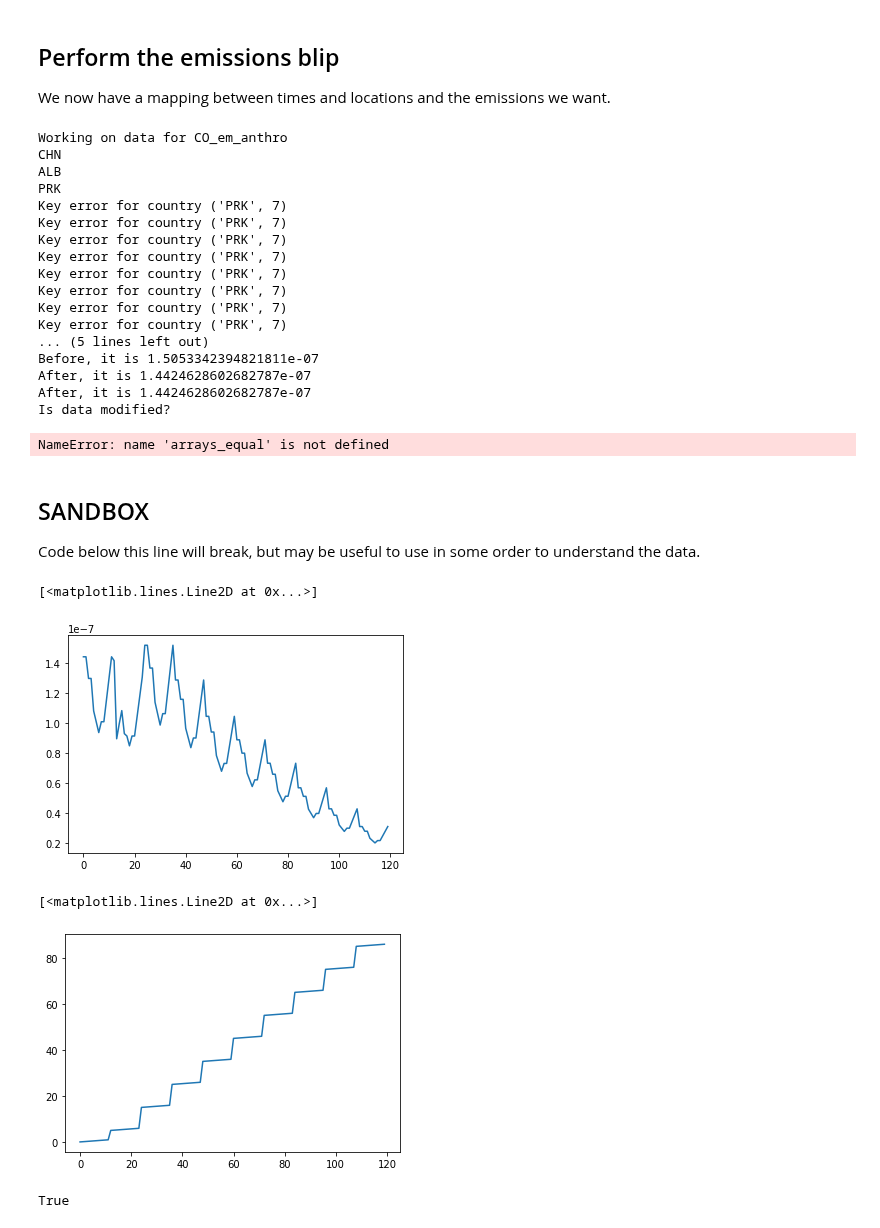
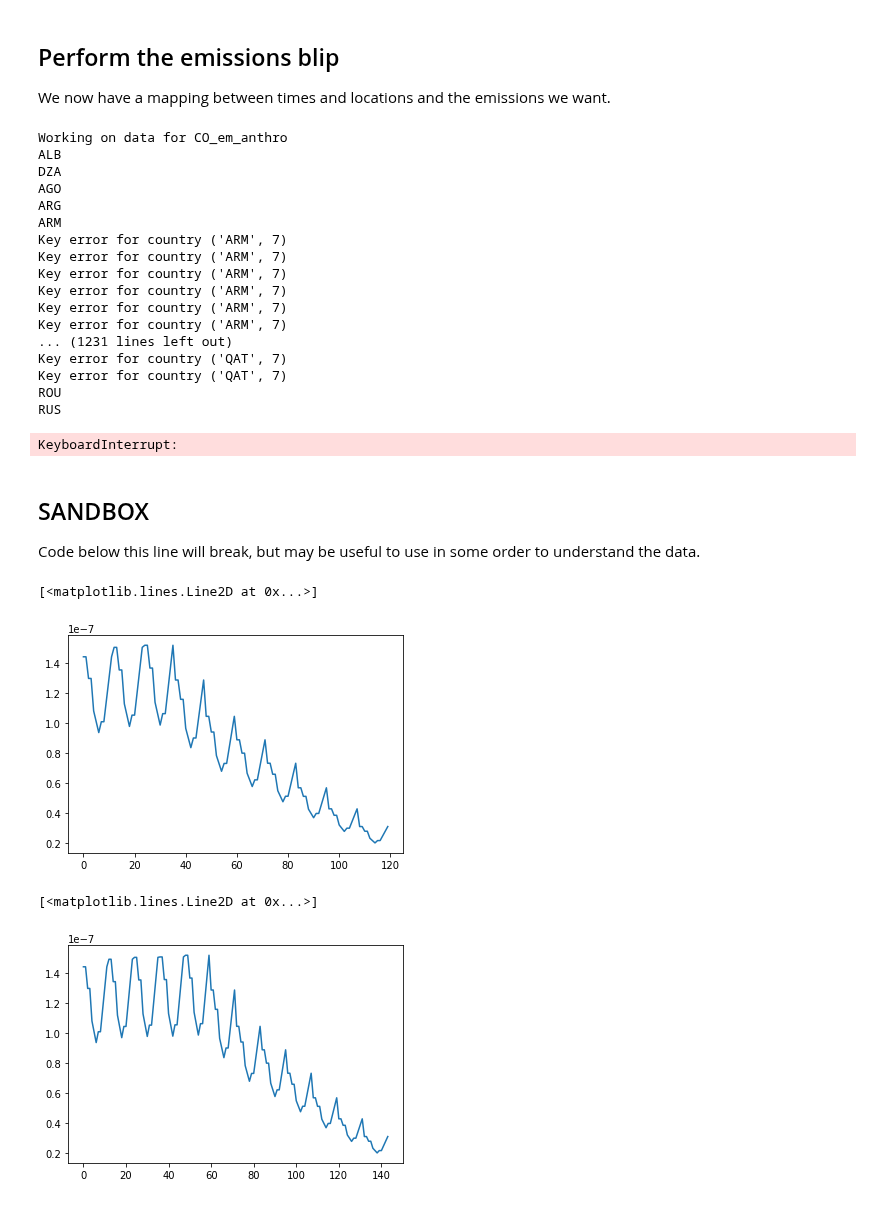
Before and after one commit to Rlamboll/modify_COVID19_netCDF_Emissions, a Jupyter notebook: calculations/COVID19EmissionsCalcAerosols.ipynb, the cells around one changed output. Cells and saved outputs as stored; diff of their text form; code cells hidden in the pictures.

```diff
--- a/calculations/COVID19EmissionsCalcAerosols.ipynb
+++ b/calculations/COVID19EmissionsCalcAerosols.ipynb
@@ -234,6 +232,11 @@ for fileind in range(len(files_to_blip)):
     data = copy_netcdf_file(file, input_folder, output_folder, scenario_string)
     output = data.variables[key_variables[fileind]][:, :, :, :]
     print("Working on data for {}".format(key_variables[fileind]))
+    # Insert interpolated points in 2019 and 2022 (not leap years). Added days are for leap years in between.
+    for i in range(1,13):
+        insert_interpolated_point(data, 4 * 365 + 1 + data.variables["time"][(i - 1)], 12, i)
+    for i in range(1,13):
+        insert_interpolated_point(data, 7 * 365 + 2 + data.variables["time"][(i - 1)], 12, i)
     for country in all_valid_countries:
         print(country)
         for time in blip_factors_av.columns:
@@ -246,27 +249,26 @@ for fileind in range(len(files_to_blip)):
                             output[timeind, sector, lati, longi] *= mult_fact
                 except KeyError as e:
                     print("Key error for country {}".format(e))
-                    break
     data.variables[key_variables[fileind]][:, :, :, :] = output
 # %% [output]
 Working on data for CO_em_anthro
-CHN
 ALB
-PRK
-Key error for country ('PRK', 7)
-Key error for country ('PRK', 7)
-Key error for country ('PRK', 7)
-Key error for country ('PRK', 7)
-Key error for country ('PRK', 7)
-Key error for country ('PRK', 7)
-Key error for country ('PRK', 7)
-Key error for country ('PRK', 7)
-... (5 lines left out)
-Before, it is 1.5053342394821811e-07
-After, it is 1.4424628602682787e-07
-After, it is 1.4424628602682787e-07
-Is data modified?
+DZA
+AGO
+ARG
+ARM
+Key error for country ('ARM', 7)
+Key error for country ('ARM', 7)
+Key error for country ('ARM', 7)
+Key error for country ('ARM', 7)
+Key error for country ('ARM', 7)
+Key error for country ('ARM', 7)
+... (1231 lines left out)
+Key error for country ('QAT', 7)
+Key error for country ('QAT', 7)
+ROU
+RUS
-NameError: name 'arrays_equal' is not defined
+KeyboardInterrupt:
 # %% [markdown]
 ## SANDBOX
 Code below this line will break, but may be useful to use in some order to understand the data.
@@ -277,16 +279,12 @@ data.close()
 # %%
 proc.close()
 # %%
-plt.plot(data.variables[key_variables[fileind]][:, 2, 262, 605] )
+plt.plot(data.variables[key_variables[fileind]][:, 2, 262, 605])
 # %% [output]
 [<matplotlib.lines.Line2D at 0x...>]
-[figure, old version]
+[figure, new version]
 # %%
-plt.plot(data.variables["time"][:] / 365)
+plt.plot(data.variables[key_variables[fileind]][:, 2, 262, 605])
 # %% [output]
 [<matplotlib.lines.Line2D at 0x...>]
-[figure, old version]
+[figure, new version]
-# %%
-print(arrays_equal(data.variables[key_variables[fileind]][:, :, :, :], output))
-# %% [output]
-True
```
Also changed, not shown: parts of 4 cells of this notebook, 1 other file.
